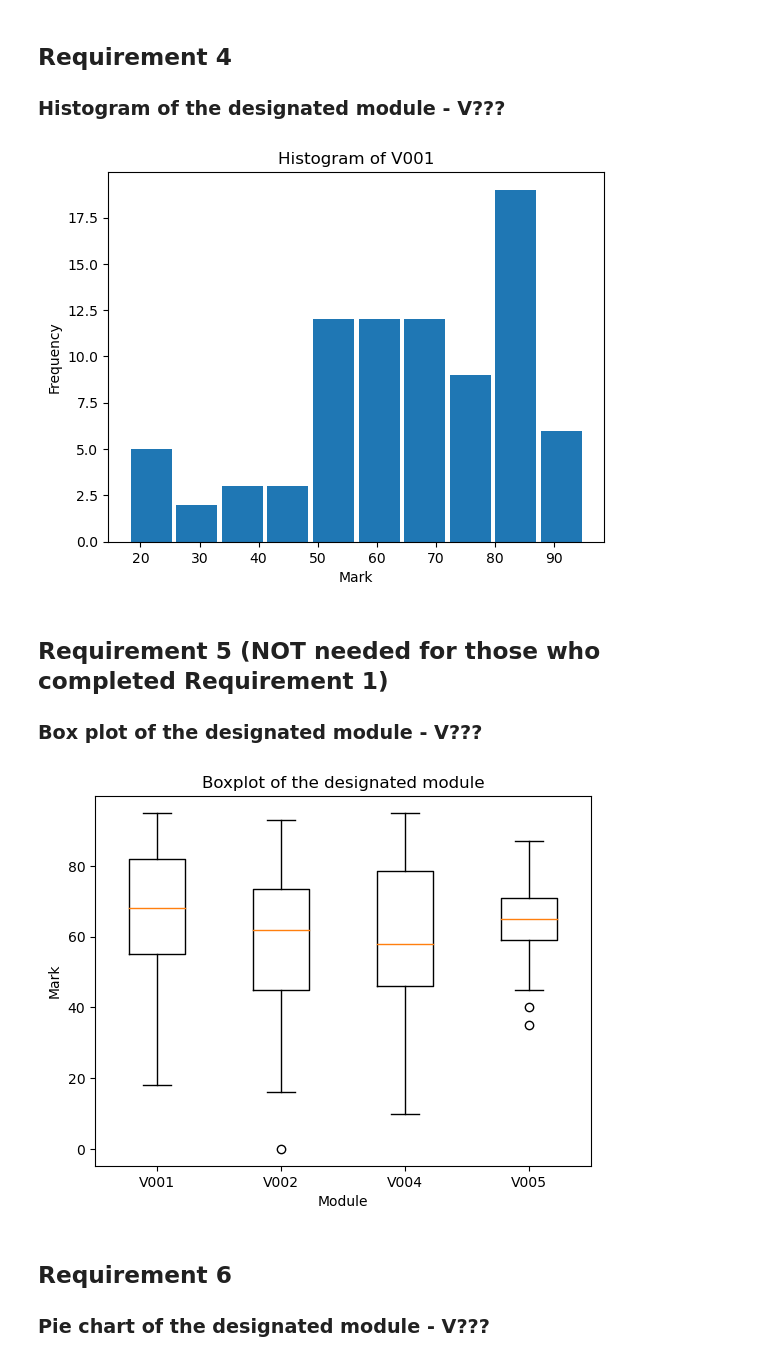
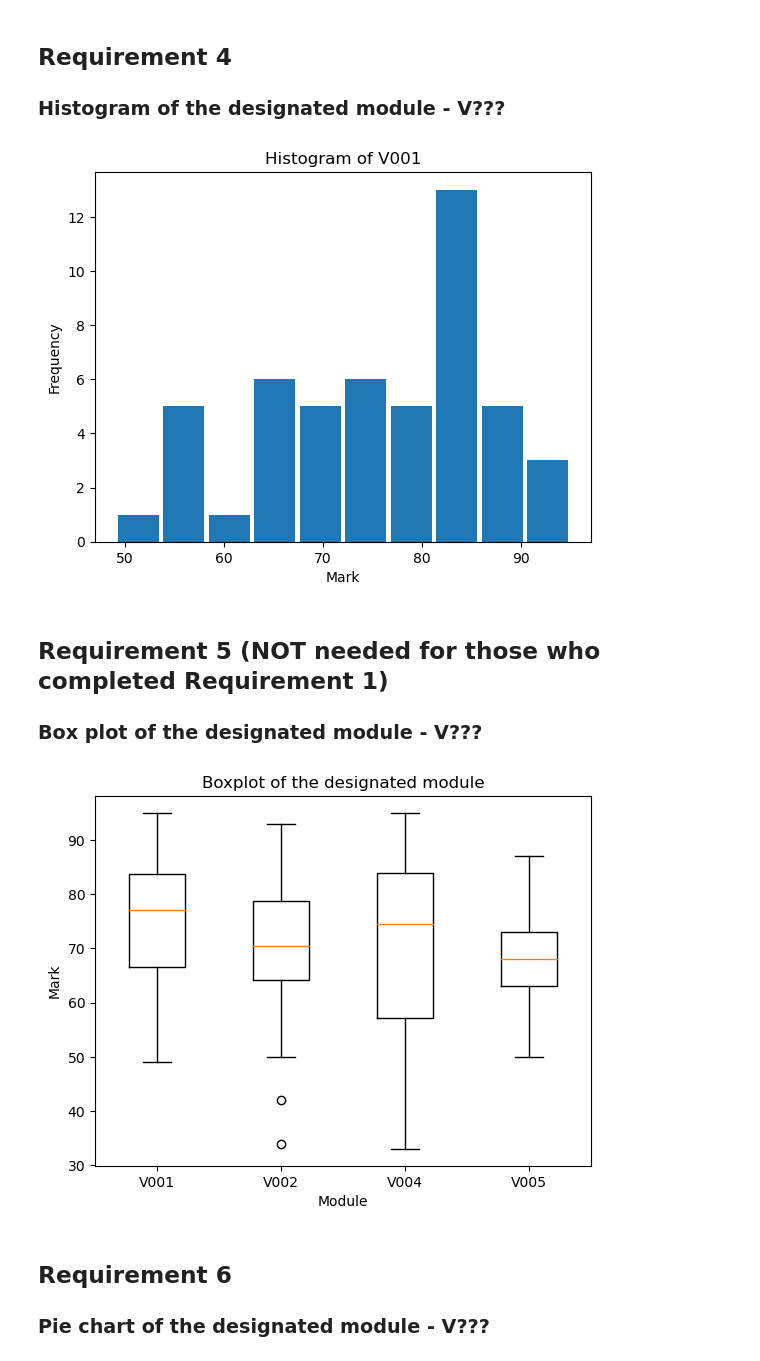
Before and after one commit to wingyeung0317/EEE4463, a Jupyter notebook: BD_Labs_V3/Lab6/YeungWing_MPBD.ipynb, the cells around one changed output. Saved outputs shown, nothing was run; the diff lists cells and outputs as text; code cells hidden in the pictures.

```diff
--- a/BD_Labs_V3/Lab6/YeungWing_MPBD.ipynb
+++ b/BD_Labs_V3/Lab6/YeungWing_MPBD.ipynb
@@ -7,9 +7,9 @@
 # %%
 import pandas as pd
 # %%
-df1 = pd.read_csv("S1.csv")
-df2 = pd.read_csv("S2.csv")
-df3 = pd.read_csv("S3.csv")
-df4 = pd.read_csv("S4.csv")
-df5 = pd.read_csv("S5.csv")
+df1 = pd.read_csv("S1.csv").astype(float, errors='ignore')
+df2 = pd.read_csv("S2.csv").astype(float, errors='ignore')
+df3 = pd.read_csv("S3.csv").astype(float, errors='ignore')
+df4 = pd.read_csv("S4.csv").astype(float, errors='ignore')
+df5 = pd.read_csv("S5.csv").astype(float, errors='ignore')
 # %%
@@ -35,0 +21,10 @@ df
+# %%
+# if the students completed all 5 semesters, then their ID should be in every csv file. Which mean we can use inner join to get the students who completed all 5 semesters
+all5SemDF = pd.merge(df1, df2, on='Student', how='inner')
+all5SemDF = pd.merge(all5SemDF, df3, on='Student', how='inner')
+all5SemDF = pd.merge(all5SemDF, df4, on='Student', how='inner')
+all5SemDF = pd.merge(all5SemDF, df5, on='Student', how='inner')
+
+# drop rows with NaN values
+all5SemDF_noNaN = all5SemDF.dropna(how='any')
+all5SemDF_noNaN.reset_index(drop=True, inplace=True)
@@ -75,26 +155,26 @@ df['V004'].std()
 # %%
 import matplotlib.pyplot as plt
 # %%
-plt.hist(df['V001'], rwidth=0.9) # rwidth is added for the space between the bars, better visibility
+plt.hist(all5SemDF_noNaN['V001'], rwidth=0.9) # rwidth is added for the space between the bars, better visibility
 plt.xlabel('Mark')
 plt.ylabel('Frequency')
 plt.title('Histogram of V001')
 plt.show()
 # %% [output]
-[figure, old version]
+[figure, new version]
 # %% [markdown]
 ## Requirement 5 (NOT needed for those who completed Requirement 1)
 ### Box plot of the designated module - V???
 # %%
 # import matplotlib.pyplot as plt
 # %%
-plt.boxplot([df['V001'],df['V002'],df['V004'],df['V005']],labels=['V001','V002','V004','V005'])
+plt.boxplot([all5SemDF_noNaN['V001'],all5SemDF_noNaN['V002'],all5SemDF_noNaN['V004'],all5SemDF_noNaN['V005']],labels=['V001','V002','V004','V005'])
 plt.ylabel('Mark')
 plt.xlabel('Module')
 plt.title('Boxplot of the designated module')
 plt.show()
 # %% [output]
-[figure, old version]
+[figure, new version]
 # %% [markdown]
 ## Requirement 6
 ### Pie chart of the designated module - V???
```
Also changed, not shown: parts of 30 cells of this notebook, 7 other files.
